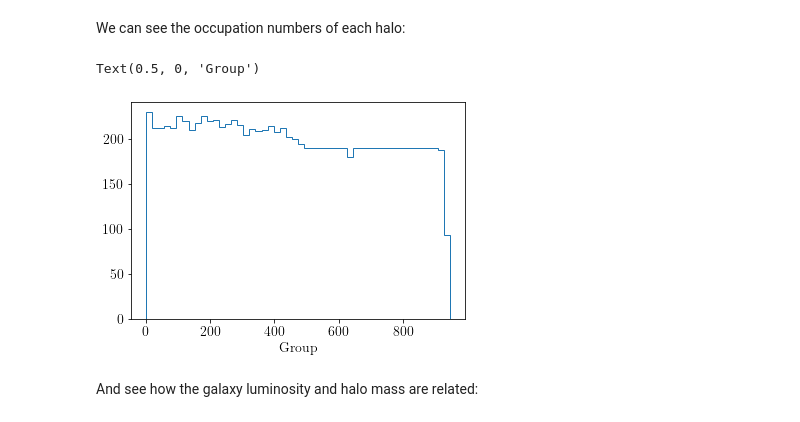
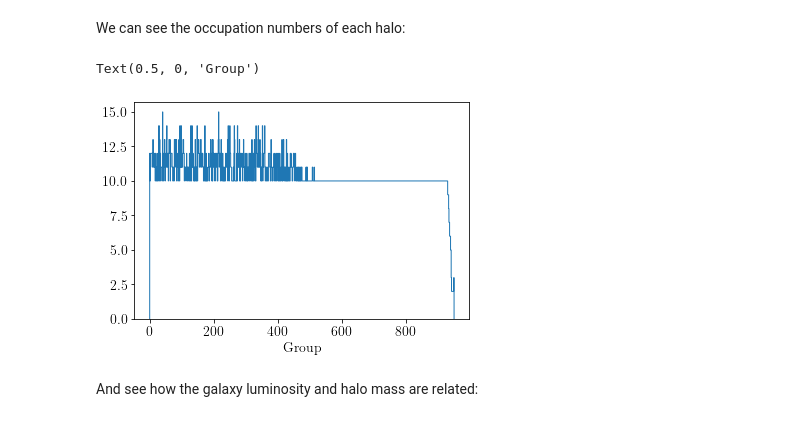
Before and after one commit to skypyproject/skypy, a Jupyter notebook: examples/abundance_matching.ipynb, the cells around one changed output. Drawn from its saved outputs; the diff is of its cells as text; code cells hidden in the pictures.

```diff
--- a/examples/abundance_matching.ipynb
+++ b/examples/abundance_matching.ipynb
@@ -80,11 +80,11 @@ plt.yscale('log')
 We can see the occupation numbers of each halo:
 # %%
 plt.figure()
-plt.hist(halos['halo_group'], histtype='step', bins=50)
+plt.hist(halos['halo_group'], histtype='step', bins=halos['halo_group'].max())
 plt.xlabel('Group')
 # %% [output]
 Text(0.5, 0, 'Group')
-[figure, old version]
+[figure, new version]
 # %% [markdown]
 And see how the galaxy luminosity and halo mass are related:
 # %%
```
Also changed, not shown: parts of 4 cells of this notebook, 1 other file.
